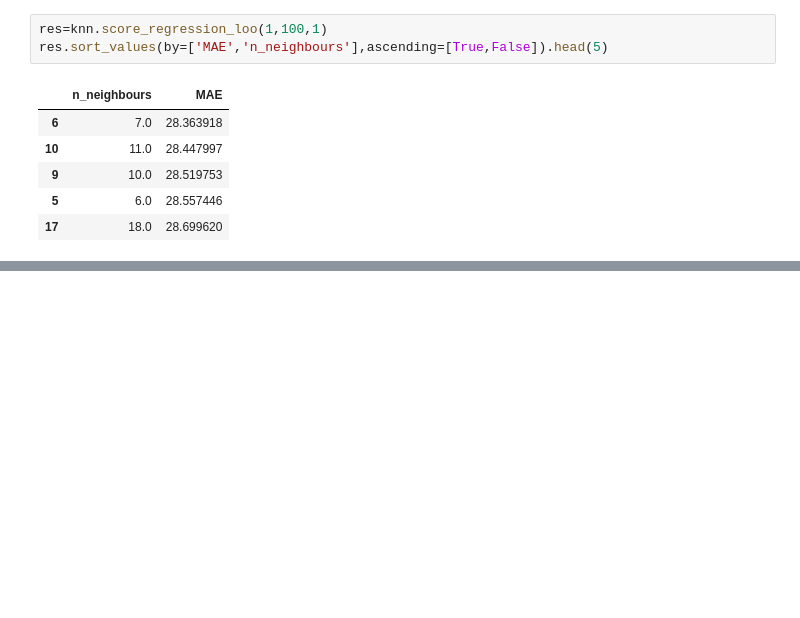
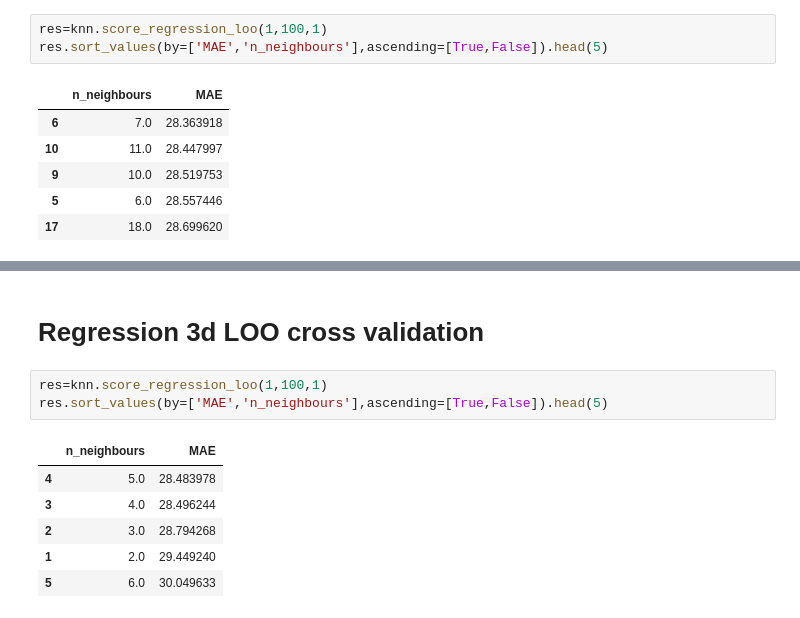
Before and after one commit to MeWoash/Data-analysis, a Jupyter notebook: lab7 knn algorithm/lab7.ipynb, the cells around one changed output, grey strips where cells are left out. Cells and saved outputs as stored; diff of their text form; blank space fills up the shorter version.

```diff
--- a/lab7 knn algorithm/lab7.ipynb
+++ b/lab7 knn algorithm/lab7.ipynb
@@ -270,0 +311,12 @@ plt.show()
+# %% [markdown]
+# Regression 3d LOO cross validation
+# %%
+res=knn.score_regression_loo(1,100,1)
+res.sort_values(by=['MAE','n_neighbours'],ascending=[True,False]).head(5)
+# %% [output]
+|  | n_neighbours | MAE |
+| 4 | 5.0 | 28.483978 |
+| 3 | 4.0 | 28.496244 |
+| 2 | 3.0 | 28.794268 |
+| 1 | 2.0 | 29.449240 |
+| 5 | 6.0 | 30.049633 |
```
Also changed, not shown: parts of 11 cells of this notebook.
